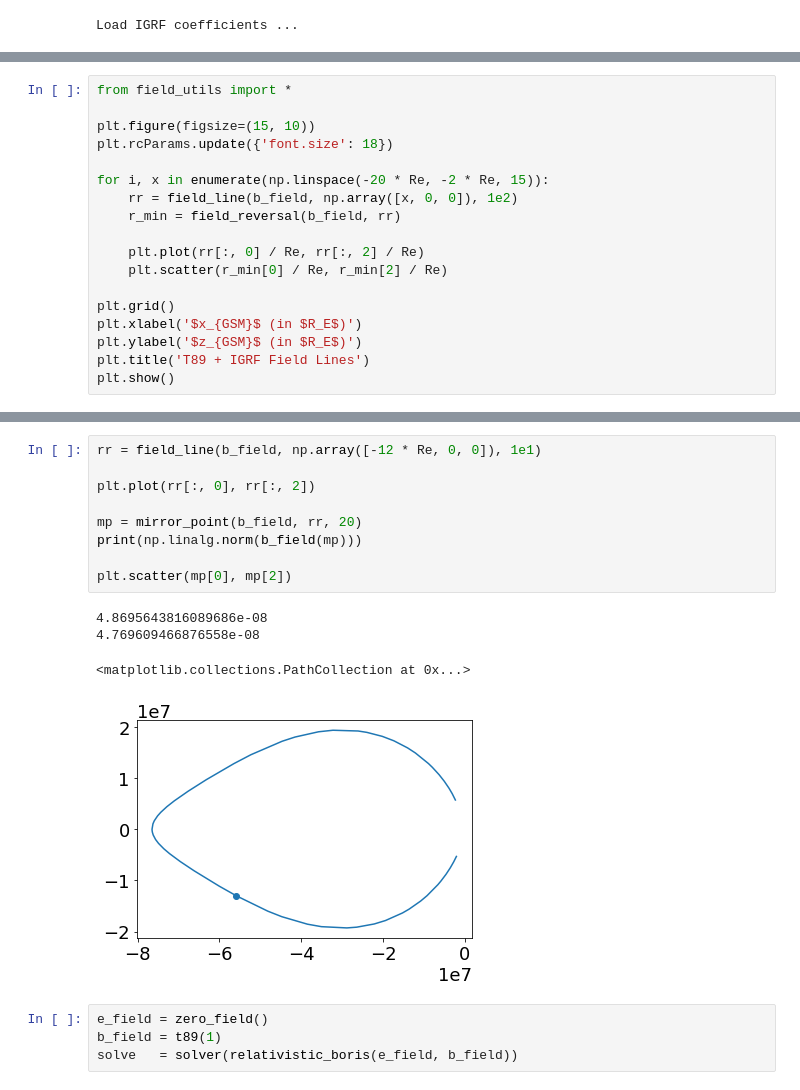
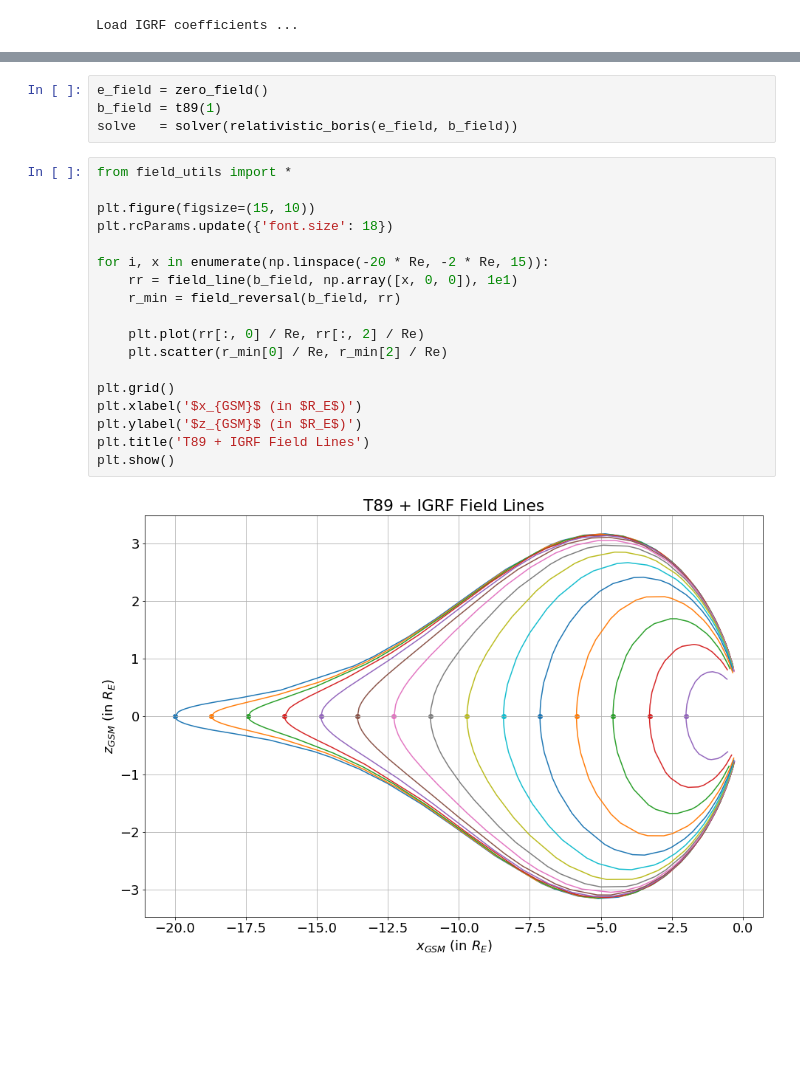
Before and after one commit to zbeever/cpt-solver, a Jupyter notebook: eq_pitch_angle_analysis.ipynb, the cells around one changed output, grey strips where cells are left out. Drawn from its saved outputs; the diff is of its cells as text; blank space fills up the shorter version.

```diff
--- a/eq_pitch_angle_analysis.ipynb
+++ b/eq_pitch_angle_analysis.ipynb
@@ -137,18 +39,0 @@ b_field = t89(1)
-# %%
-from field_utils import *
-
-plt.figure(figsize=(15, 10))
-plt.rcParams.update({'font.size': 18})
-
-for i, x in enumerate(np.linspace(-20 * Re, -2 * Re, 15)):
-    rr = field_line(b_field, np.array([x, 0, 0]), 1e2)
-    r_min = field_reversal(b_field, rr)
-
-    plt.plot(rr[:, 0] / Re, rr[:, 2] / Re)
-    plt.scatter(r_min[0] / Re, r_min[2] / Re)
-
-plt.grid()
-plt.xlabel('$x_{GSM}$ (in $R_E$)')
-plt.ylabel('$z_{GSM}$ (in $R_E$)')
-plt.title('T89 + IGRF Field Lines')
-plt.show()
@@ -199,18 +40,24 @@ def mirror_point(field, rr, eq_pa):
-# %%
-rr = field_line(b_field, np.array([-12 * Re, 0, 0]), 1e1)
-
-plt.plot(rr[:, 0], rr[:, 2])
-
-mp = mirror_point(b_field, rr, 20)
-print(np.linalg.norm(b_field(mp)))
-
-plt.scatter(mp[0], mp[2])
-# %% [output]
-4.8695643816089686e-08
-4.769609466876558e-08
-<matplotlib.collections.PathCollection at 0x...>
-[figure, removed]
 # %%
 e_field = zero_field()
 b_field = t89(1)
 solve   = solver(relativistic_boris(e_field, b_field))
+# %%
+from field_utils import *
+
+plt.figure(figsize=(15, 10))
+plt.rcParams.update({'font.size': 18})
+
+for i, x in enumerate(np.linspace(-20 * Re, -2 * Re, 15)):
+    rr = field_line(b_field, np.array([x, 0, 0]), 1e1)
+    r_min = field_reversal(b_field, rr)
+
+    plt.plot(rr[:, 0] / Re, rr[:, 2] / Re)
+    plt.scatter(r_min[0] / Re, r_min[2] / Re)
+
+plt.grid()
+plt.xlabel('$x_{GSM}$ (in $R_E$)')
+plt.ylabel('$z_{GSM}$ (in $R_E$)')
+plt.title('T89 + IGRF Field Lines')
+plt.show()
+# %% [output]
+[figure, added]
```
Also changed, not shown: parts of 13 cells of this notebook, 3 other files.
